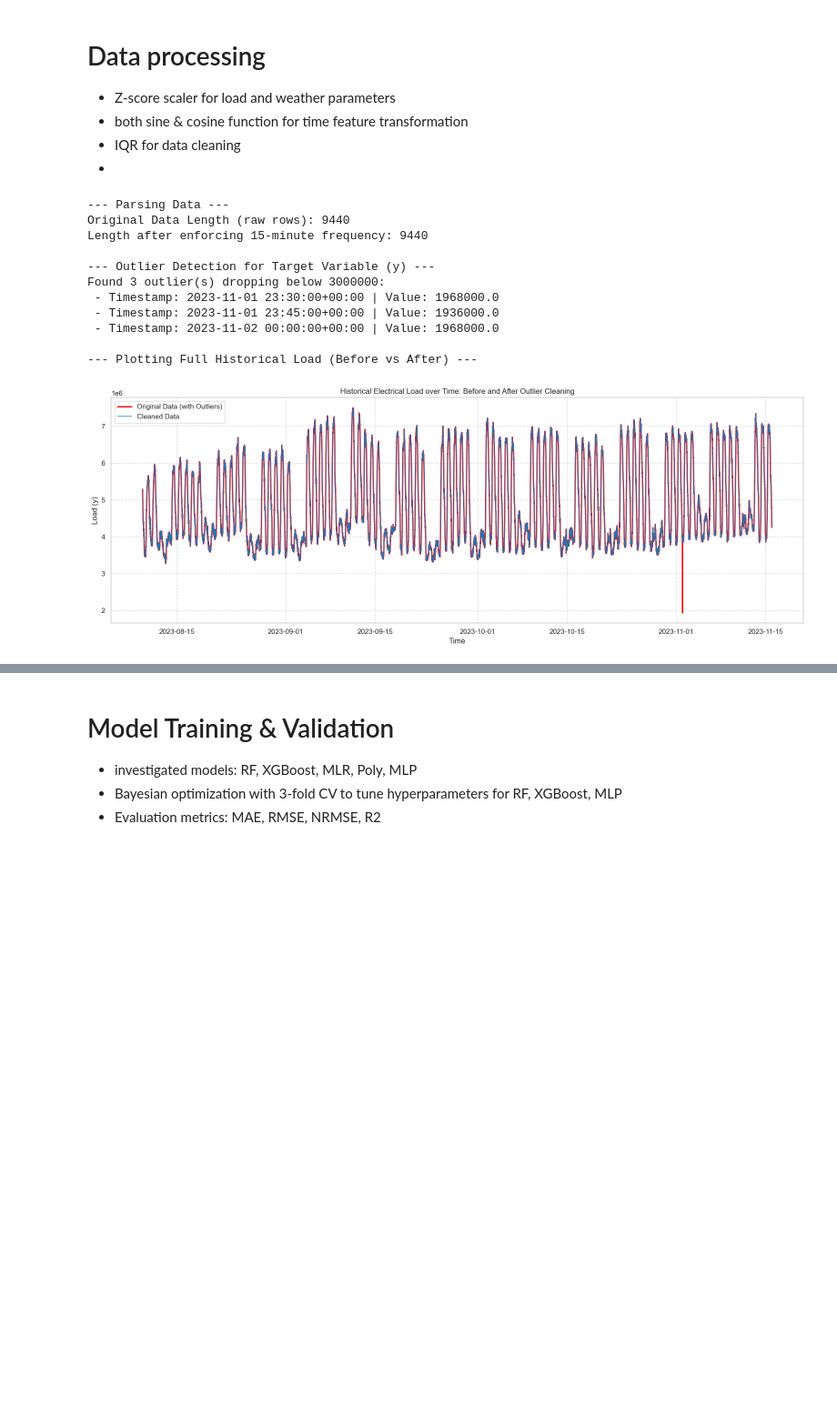
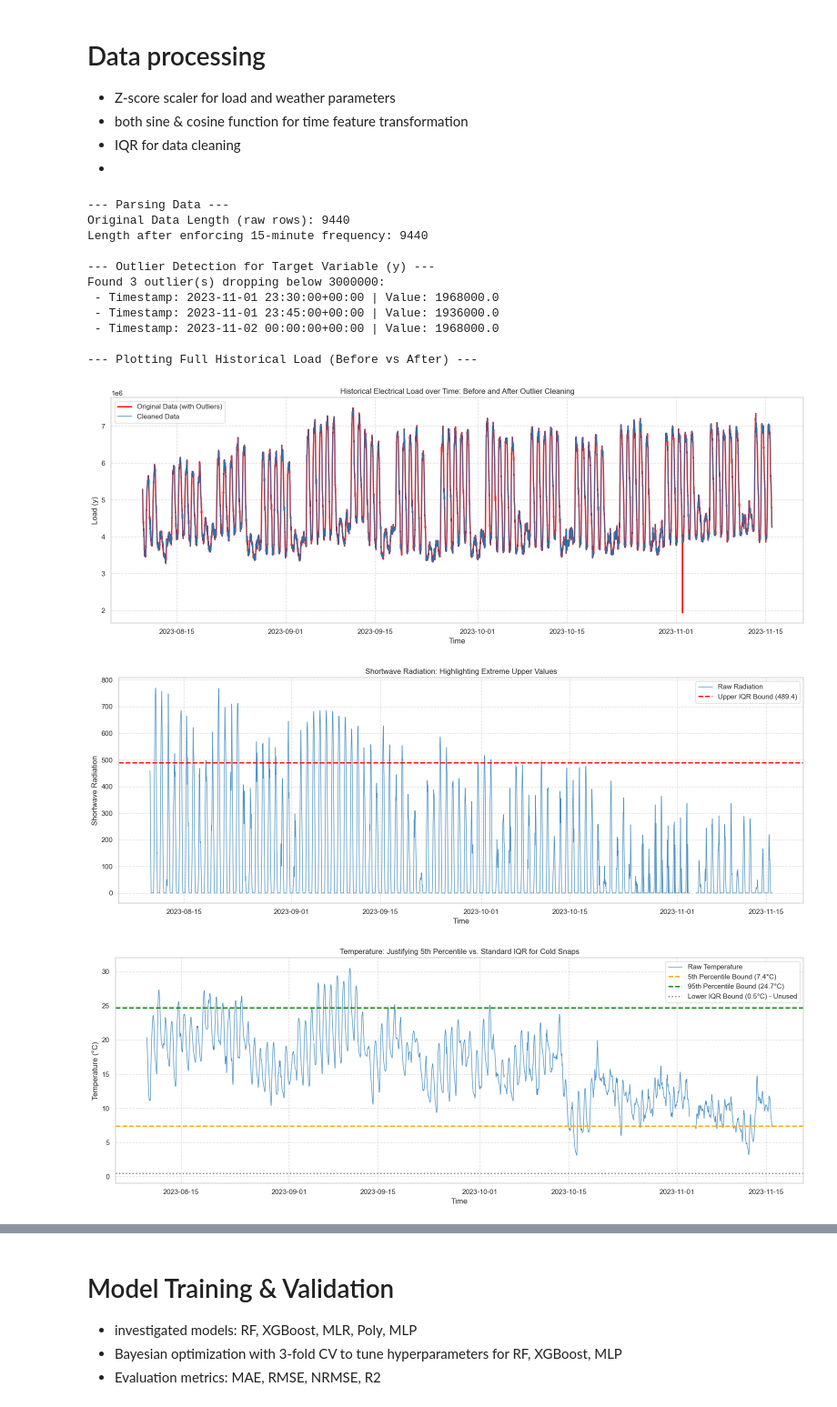
Before and after one commit to Caacaa47/forecast, a Jupyter notebook: solution.ipynb, the cells around one changed output, grey strips where cells are left out. Shown at 91% size. Saved outputs shown, nothing was run; the diff lists cells and outputs as text; code cells hidden in the pictures; blank space fills up the shorter version.

Commit message:
remove iqr cleaning but add statistic outliers with flags

```diff
--- a/solution.ipynb
+++ b/solution.ipynb
@@ -199,19 +211,18 @@ def cv_score(model_class, folds, **model_kwargs):
         scores.append(mean_squared_error(y_val, preds))
     return np.mean(scores)
 # %%
-# 3. Test Code Execution
+# Test Code Execution
 # ==========================================
 if __name__ == "__main__":
 
-    # Load the JSON
+    # 1. DATA INGESTION
     with open("request_body (1).json", "r") as f:
         payload = json.load(f)
 
-    # Parse payload
     print("--- Parsing Data ---")
     raw_df = parse_json(payload)
 
-    # Visualization of historical load and outlier detection
+    # 2. EXPLORATORY DATA ANALYSIS (EDA) & TARGET VALIDATION
     print("\n--- Outlier Detection for Target Variable (y) ---")
     Y_MIN_THRESHOLD = 3000000
 
@@ -242,7 +253,52 @@ if __name__ == "__main__":
     plt.tight_layout()
     plt.show()
 
-    # Chronological Split BEFORE Processing (No modifications to raw_df)
+    # WEATHER FEATURE ENGINEERING JUSTIFICATION PLOTS
+    # 1. Shortwave Radiation Plot (Upper IQR Flag)
+    q1_rad = raw_df['shortwave_radiation'].quantile(0.25)
+    q3_rad = raw_df['shortwave_radiation'].quantile(0.75)
+    rad_upper_bound = q3_rad + 1.5 * (q3_rad - q1_rad)
+
+    # Isolate flagged points for plotting
+    rad_flagged = raw_df[raw_df['shortwave_radiation'] > rad_upper_bound]
+
+    plt.figure(figsize=(16, 6))
+    plt.plot(raw_df.index, raw_df['shortwave_radiation'], color='#1f77b4', linewidth=1, label='Raw Radiation', alpha=0.8)
+    plt.axhline(rad_upper_bound, color='red', linestyle='--', linewidth=2, label=f'Upper IQR Bound ({rad_upper_bound:.1f})')
+
+    plt.title("Shortwave Radiation: Highlighting Extreme Upper Values")
+    plt.xlabel("Time")
+    plt.ylabel("Shortwave Radiation")
+    plt.legend()
+    plt.grid(True, linestyle='--', alpha=0.7)
+    plt.tight_layout()
+    plt.show()
+
+    # 2. Temperature Plot (5th Percentile vs IQR)
+    temp_p05 = raw_df['temperature_2m'].quantile(0.05)
+    temp_p95 = raw_df['temperature_2m'].quantile(0.95)
+    q1_temp = raw_df['temperature_2m'].quantile(0.25)
+    q3_temp = raw_df['temperature_2m'].quantile(0.75)
+    temp_lower_iqr = q1_temp - 1.5 * (q3_temp - q1_temp)
+
+    plt.figure(figsize=(16, 6))
+    plt.plot(raw_df.index, raw_df['temperature_2m'], color='#1f77b4', linewidth=1, label='Raw Temperature', alpha=0.8)
+
+    # Draw the effective 5th percentile bound
+    plt.axhline(temp_p05, color='orange', linestyle='--', linewidth=2, label=f'5th Percentile Bound ({temp_p05:.1f}°C)')
+    plt.axhline(temp_p95, color='green', linestyle='--', linewidth=2, label=f'95th Percentile Bound ({temp_p95:.1f}°C)')
+    # Draw the ineffective IQR lower bound for visual justification
+    plt.axhline(temp_lower_iqr, color='gray', linestyle=':', linewidth=2, label=f'Lower IQR Bound ({temp_lower_iqr:.1f}°C) - Unused')
+
+    plt.title("Temperature: Justifying 5th Percentile vs. Standard IQR for Cold Snaps")
+    plt.xlabel("Time")
+    plt.ylabel("Temperature (°C)")
+    plt.legend()
+    plt.grid(True, linestyle='--', alpha=0.7)
+    plt.tight_layout()
+    plt.show()
+
+    # 3. CHRONOLOGICAL SPLIT (No modifications to raw_df)
     print("\n--- Splitting Data ---")
     train_raw, test_raw = train_test_split(raw_df, test_size=832, shuffle=False)
     print(f"Training data shape: {train_raw.shape}")
@@ -251,18 +307,21 @@ if __name__ == "__main__":
     print(f"Training Period: {train_raw.index.min()}  TO  {train_raw.index.max()}")
     print(f"Testing Period:  {test_raw.index.min()}  TO  {test_raw.index.max()}")
     print("\n--- Raw Missing Values BEFORE Processing (Train) ---")
-    print(train_raw[ ['shortwave_radiation', 'temperature_2m', 'windspeed_10m', 'y'] ].isna().sum())
+    print(train_raw[['shortwave_radiation', 'temperature_2m', 'y']].isna().sum())
 
-    # Build the folds ONCE
+    # 4. CROSS-VALIDATION FOLD PREPARATION
+    # Build the folds ONCE for your Bayesian Optimizer
     folds = build_cv_folds(train_raw, n_splits=3)
 
-    # Prepare Final Data for the Test Set Evaluation
+    # 5. FINAL TEST SET PREPARATION
     processor = DataProcessor()
     processor.fit(train_raw)
     train_clean = processor.transform(train_raw)
     test_clean = processor.transform(test_raw)
+    print("\n--- Cleaned Train DataFrame Head (5) ---")
+    print(train_clean.head(5))
 
-    # 7. Plot Correlation Matrix
+    # 6. FEATURE CORRELATION CHECK
     corr = train_clean.select_dtypes(include=[np.number]).corr()
 
     plt.figure(figsize=(14, 10))
@@ -275,38 +334,43 @@ if __name__ == "__main__":
         vmax=1,
         linewidths=0.5,
         annot_kws={"size": 8},
     )
-    plt.title("Correlation Matrix of Cleaned Training Features")
+    plt.title("Correlation Matrix of Cleaned Training Features (Including Flags)")
     plt.xticks(rotation=45, ha="right")
     plt.yticks(rotation=0)
     plt.tight_layout()
     plt.show()
 
-    # Prepare final 2D features (X) and target (y)
+    # 7. FINAL ARRAYS FOR MODELING
     X_train = train_clean.drop(columns=['y'])
     y_train = train_clean['y']
 
     X_test = test_clean.drop(columns=['y'])
     y_test = test_clean['y']
 
-    # scaling back the predictions to original units for metrics calculation
-    y_std_watts = processor.scaler.scale_[2]
-    y_mean_watts = processor.scaler.mean_[2]
+    # Scaling back the predictions to original units for metrics calculation
+    # NOTE: Ensure the index matches the location of 'y' in self.scale_cols inside DataProcessor
+    y_idx = processor.scale_cols.index('y')
+    y_std_watts = processor.scaler.scale_[y_idx]
+    y_mean_watts = processor.scaler.mean_[y_idx]
+
     max_load_watts = train_raw['y'].max()
     max_load_kw = max_load_watts / 1000
 # %% [output]
 --- Parsing Data ---
 Original Data Length (raw rows): 9440
 Length after enforcing 15-minute frequency: 9440
 
 --- Outlier Detection for Target Variable (y) ---
 Found 3 outlier(s) dropping below 3000000:
  - Timestamp: 2023-11-01 23:30:00+00:00 | Value: 1968000.0
  - Timestamp: 2023-11-01 23:45:00+00:00 | Value: 1936000.0
  - Timestamp: 2023-11-02 00:00:00+00:00 | Value: 1968000.0
 
 --- Plotting Full Historical Load (Before vs After) ---
 [figure]
+[figure, new version]
+[figure, added]
 --- Splitting Data ---
 Training data shape: (8608, 4)
 Testing data shape: (832, 4)
```
Also changed, not shown: parts of 15 cells of this notebook.
